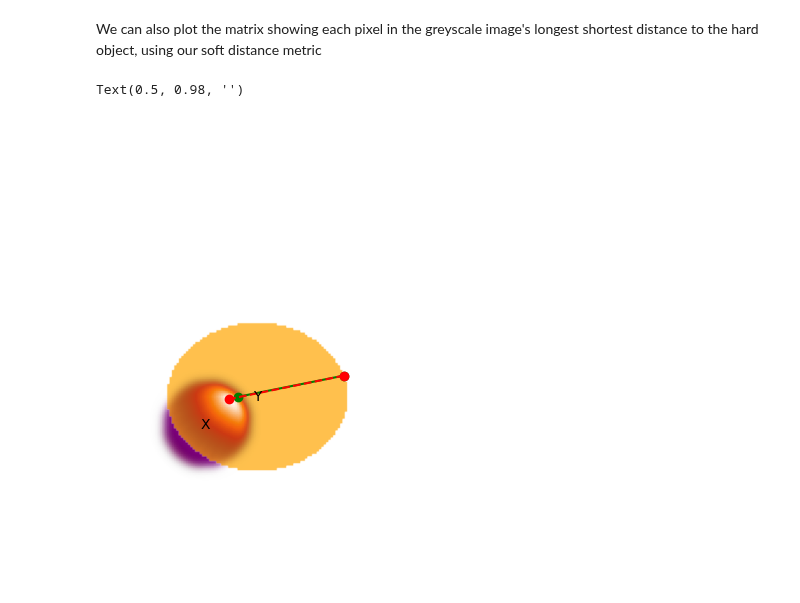
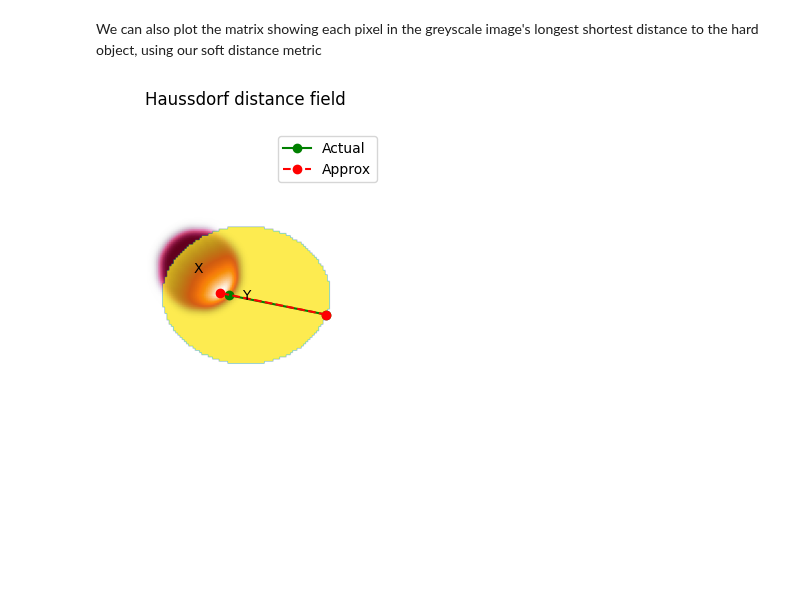
Before and after one commit to JGIBristol/fish_test, a Jupyter notebook: haussdorf_loss.ipynb, the cells around one changed output. Drawn from its saved outputs; the diff is of its cells as text; code cells hidden in the pictures.

```diff
--- a/haussdorf_loss.ipynb
+++ b/haussdorf_loss.ipynb
@@ -159,7 +154,7 @@ Show the Hausdorff distance between two binary images, calculated using distance
 """
 
 
-def hausdorff_points(
+def binary_hausdorff_points(
     distfield_1: np.ndarray,
     distfield_2: np.ndarray,
     object_1: np.ndarray,
@@ -185,7 +180,7 @@ def hausdorff_points(
     return hd2, point_2, point_1
 
 
-dist, start, end = hausdorff_points(x_distfield, y_distfield, hard_x, y)
+dist, start, end = binary_hausdorff_points(x_distfield, y_distfield, hard_x, y)
 start, end
 # %% [output]
 ((101, 85), (56, 76))
@@ -295,16 +290,6 @@ fuzzy_x_dt = soft_distance_field(scaled_x, distances) + soft_distance_field(
 )
 # %%
 fig, axes = plt.subplots(2, 2)
-
-
-def transparent_cmap(colour_name: str) -> colors.LinearSegmentedColormap:
-    """Smoothly go from transparent to a colour"""
-    return colors.LinearSegmentedColormap.from_list(
-        "", [(0, (1, 1, 1, 0)), (1, colors.to_rgba(colour_name))]
-    )
-
-
-x_cmap = transparent_cmap("orange")
 
 axes[0, 0].imshow(fuzzy_x_dt.T, origin="lower")
 axes[1, 0].imshow(fuzzy_x.T, cmap=x_cmap, origin="lower")
@@ -315,8 +300,15 @@ axes[0, 1].imshow(
 )
 axes[1, 1].imshow(hard_x.T, cmap=x_cmap, origin="lower")
 
-for ax in axes.flat:
+for ax in axes[0]:
     ax.axis("off")
 
+for ax in axes[1]:
+    ax.set_xticks([])
+    ax.set_yticks([])
+
 axes[0, 0].set_title("Our approximation (fuzzy X)")
+axes[0, 1].set_title("True distance field (hard X)")
+
+fig.tight_layout()
 # %% [output]
@@ -353,12 +344,13 @@ def approx_hausdorff_points(
     point_2 = np.unravel_index(np.argmax(masked_d2), distfield_2.shape)
 
     # Determine which maximum distance is larger
+    # Return the target distance field and the target object
     if hd1 > hd2:
-        return hd1, point_1, point_2
-    return hd2, point_2, point_1
+        return hd1, point_1, point_2, masked_d1, object_2
+    return hd2, point_2, point_1, masked_d2, object_1
 
 
-dist, approx_start, approx_end = approx_hausdorff_points(
+dist, approx_start, approx_end, *_ = approx_hausdorff_points(
     fuzzy_x_dt, y_distfield, fuzzy_x, y
 )
 # %%
@@ -376,22 +368,20 @@ We can also plot the matrix showing each pixel in the greyscale image's longest
 # %%
 fig, axis = plot_objects(fuzzy_x, y)
 
-# Make a cmap that looks like viridis but starts transparent
-colours = plt.cm.gist_heat(np.linspace(0, 1, 256))
-colours[:, -1] = np.linspace(0, 1, 256)
-
-transparent_cmap = colors.ListedColormap(colours)
-
 hausdorff_distfield = fuzzy_x * y_distfield
-axis.imshow(hausdorff_distfield.T, origin="lower", cmap=transparent_cmap, alpha=1)
+axis.imshow(
+    hausdorff_distfield.T, origin="upper", cmap=transparent_cmap("gist_heat"), alpha=1
+)
 
 axis.plot(*zip(start, end), "go-", label="Actual")
 axis.plot(*zip(approx_start, approx_end), "ro--", label="Approx")
 
-fig.suptitle("")
+axis.legend()
+
+fig.suptitle("Haussdorf distance field")
+fig.tight_layout()
 # %% [output]
-Text(0.5, 0.98, '')
-[figure, old version]
+[figure, new version]
 # %%
 """
 Create an animation showing the fuzzy prediction moving around, and how it affects the maximum, mean and sum of the product
```
Also changed, not shown: parts of 14 cells of this notebook.
